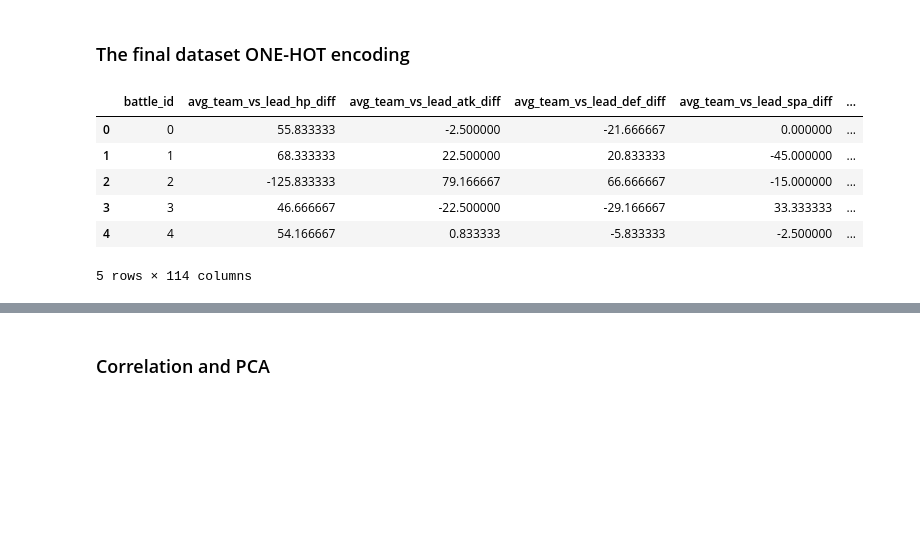
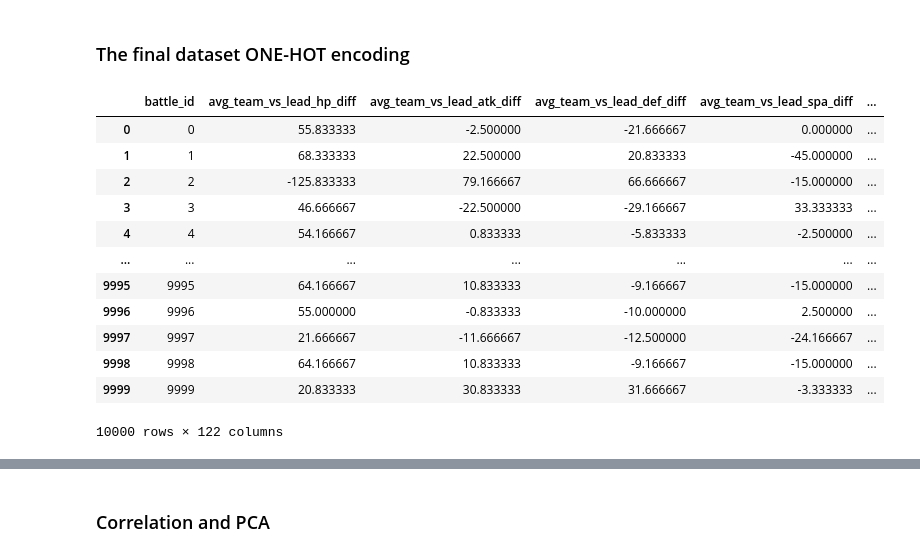
Before and after one commit to LeonardoSani/FDS_challenge, a Jupyter notebook: Notebook.ipynb, the cells around one changed output, grey strips where cells are left out. Saved outputs shown, nothing was run; the diff lists cells and outputs as text; code cells hidden in the pictures; blank space fills up the shorter version.

```diff
--- a/Notebook.ipynb
+++ b/Notebook.ipynb
@@ -380,19 +380,25 @@ status_turn_diff(train_data,difference=True)
 final_table_train=generate_features(train_data, difference = True, flag_test=False, one_hot=True)
 final_table_test=generate_features(test_data, difference = True, flag_test=True, one_hot=True)
 # %%
-final_table_train.head()
+final_table_train
 
 # to csv
 
 # final_table_train.to_csv('final_table_train.csv', index=False)
 # %% [output]
 |  | battle_id | avg_team_vs_lead_hp_diff | avg_team_vs_lead_atk_diff | avg_team_vs_lead_def_diff | avg_team_vs_lead_spa_diff | ... |
 | 0 | 0 | 55.833333 | -2.500000 | -21.666667 | 0.000000 | ... |
 | 1 | 1 | 68.333333 | 22.500000 | 20.833333 | -45.000000 | ... |
 | 2 | 2 | -125.833333 | 79.166667 | 66.666667 | -15.000000 | ... |
 | 3 | 3 | 46.666667 | -22.500000 | -29.166667 | 33.333333 | ... |
 | 4 | 4 | 54.166667 | 0.833333 | -5.833333 | -2.500000 | ... |
+| ... | ... | ... | ... | ... | ... | ... |
+| 9995 | 9995 | 64.166667 | 10.833333 | -9.166667 | -15.000000 | ... |
+| 9996 | 9996 | 55.000000 | -0.833333 | -10.000000 | 2.500000 | ... |
+| 9997 | 9997 | 21.666667 | -11.666667 | -12.500000 | -24.166667 | ... |
+| 9998 | 9998 | 64.166667 | 10.833333 | -9.166667 | -15.000000 | ... |
+| 9999 | 9999 | 20.833333 | 30.833333 | 31.666667 | -3.333333 | ... |
-5 rows × 114 columns
+10000 rows × 122 columns
 # %%
 Y_train = final_table_train['player_won'].astype(int)
 
```
Also changed, not shown: parts of 9 cells of this notebook, 3 other files.
